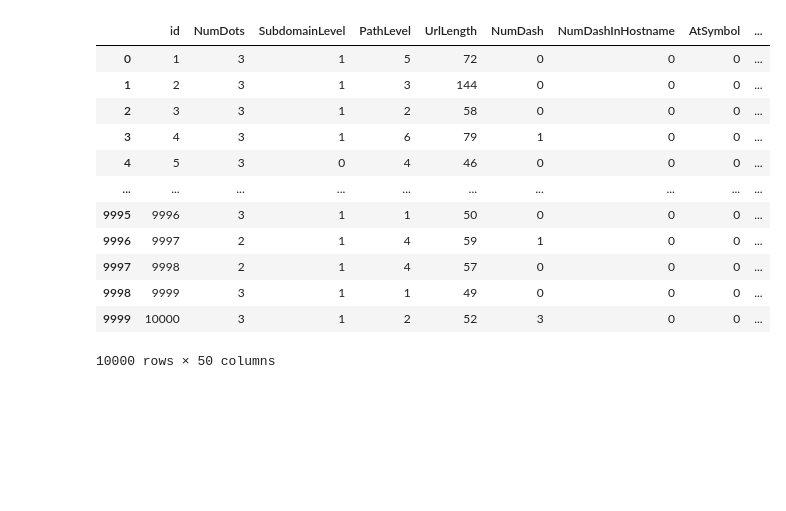
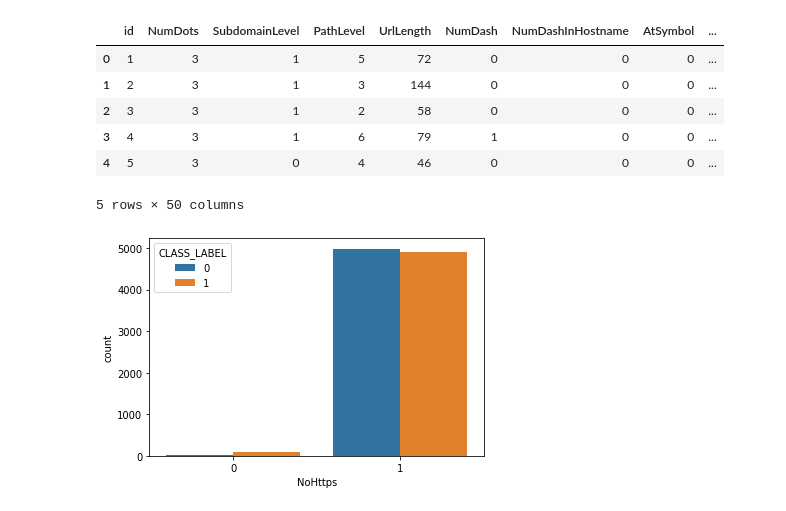
Before and after one commit to arj7192/fight_fraud_with_machine_learning, a Jupyter notebook: Chapter03/data_analysis.ipynb, the cells around one changed output. Saved outputs shown, nothing was run; the diff lists cells and outputs as text; code cells hidden in the pictures; blank space fills up the shorter version.

Commit message:
finalized data_analysis notebook

```diff
--- a/Chapter03/data_analysis.ipynb
+++ b/Chapter03/data_analysis.ipynb
@@ -4,18 +4,17 @@
 import pandas as pd
 df = pd.read_csv("./phishing_dataset.csv")
 # %%
-df
+df.head()
 # %% [output]
 |  | id | NumDots | SubdomainLevel | PathLevel | UrlLength | NumDash | NumDashInHostname | AtSymbol | ... |
 | 0 | 1 | 3 | 1 | 5 | 72 | 0 | 0 | 0 | ... |
 | 1 | 2 | 3 | 1 | 3 | 144 | 0 | 0 | 0 | ... |
 | 2 | 3 | 3 | 1 | 2 | 58 | 0 | 0 | 0 | ... |
 | 3 | 4 | 3 | 1 | 6 | 79 | 1 | 0 | 0 | ... |
 | 4 | 5 | 3 | 0 | 4 | 46 | 0 | 0 | 0 | ... |
-| ... | ... | ... | ... | ... | ... | ... | ... | ... | ... |
-| 9995 | 9996 | 3 | 1 | 1 | 50 | 0 | 0 | 0 | ... |
-| 9996 | 9997 | 2 | 1 | 4 | 59 | 1 | 0 | 0 | ... |
-| 9997 | 9998 | 2 | 1 | 4 | 57 | 0 | 0 | 0 | ... |
-| 9998 | 9999 | 3 | 1 | 1 | 49 | 0 | 0 | 0 | ... |
-| 9999 | 10000 | 3 | 1 | 2 | 52 | 3 | 0 | 0 | ... |
-10000 rows × 50 columns
+5 rows × 50 columns
+# %%
+import seaborn as sns
+sns.countplot(data=df, x="NoHttps", hue="CLASS_LABEL");
+# %% [output]
+[figure, added]
```
Also changed, not shown: parts of 3 cells of this notebook.
